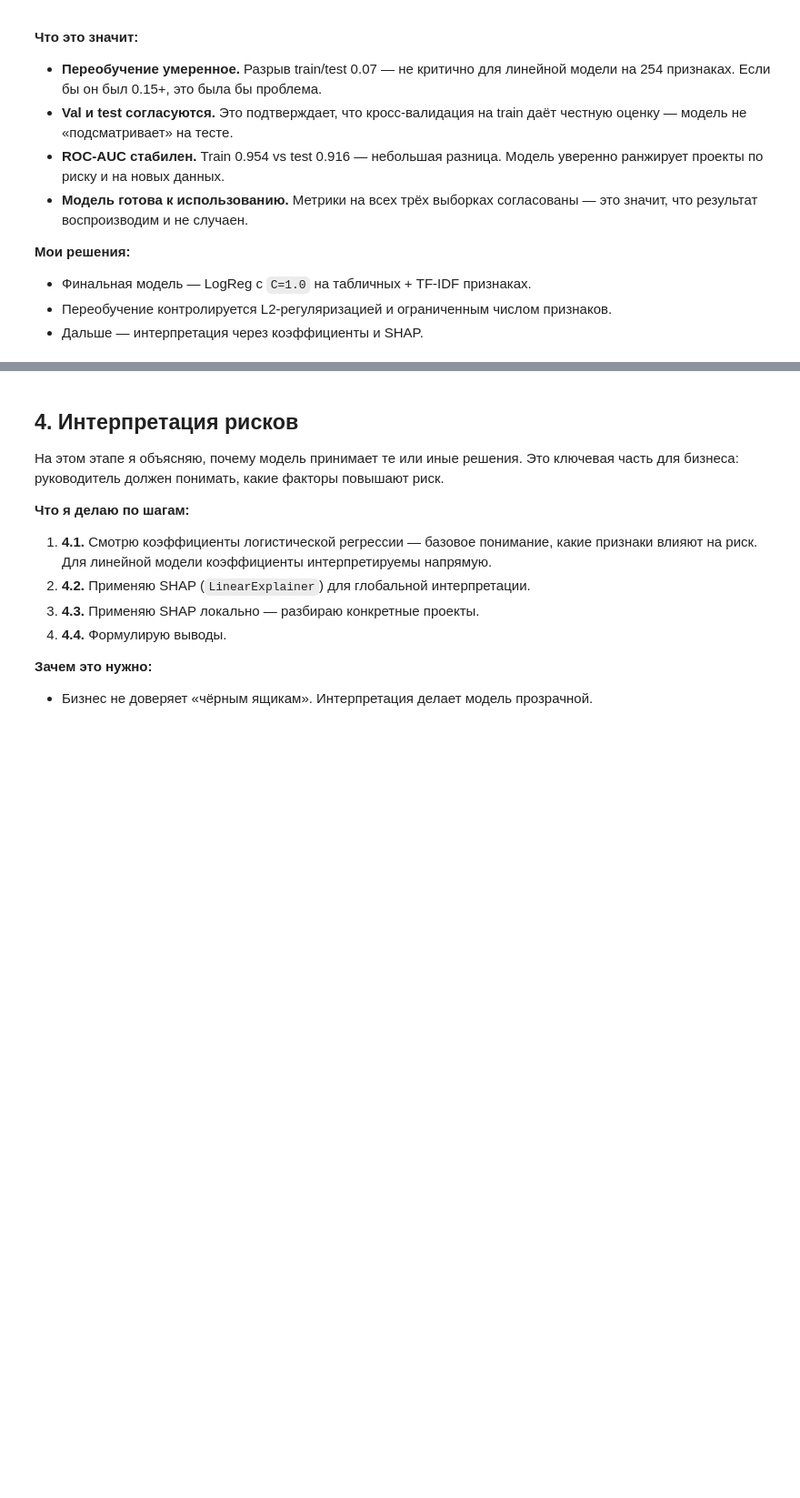
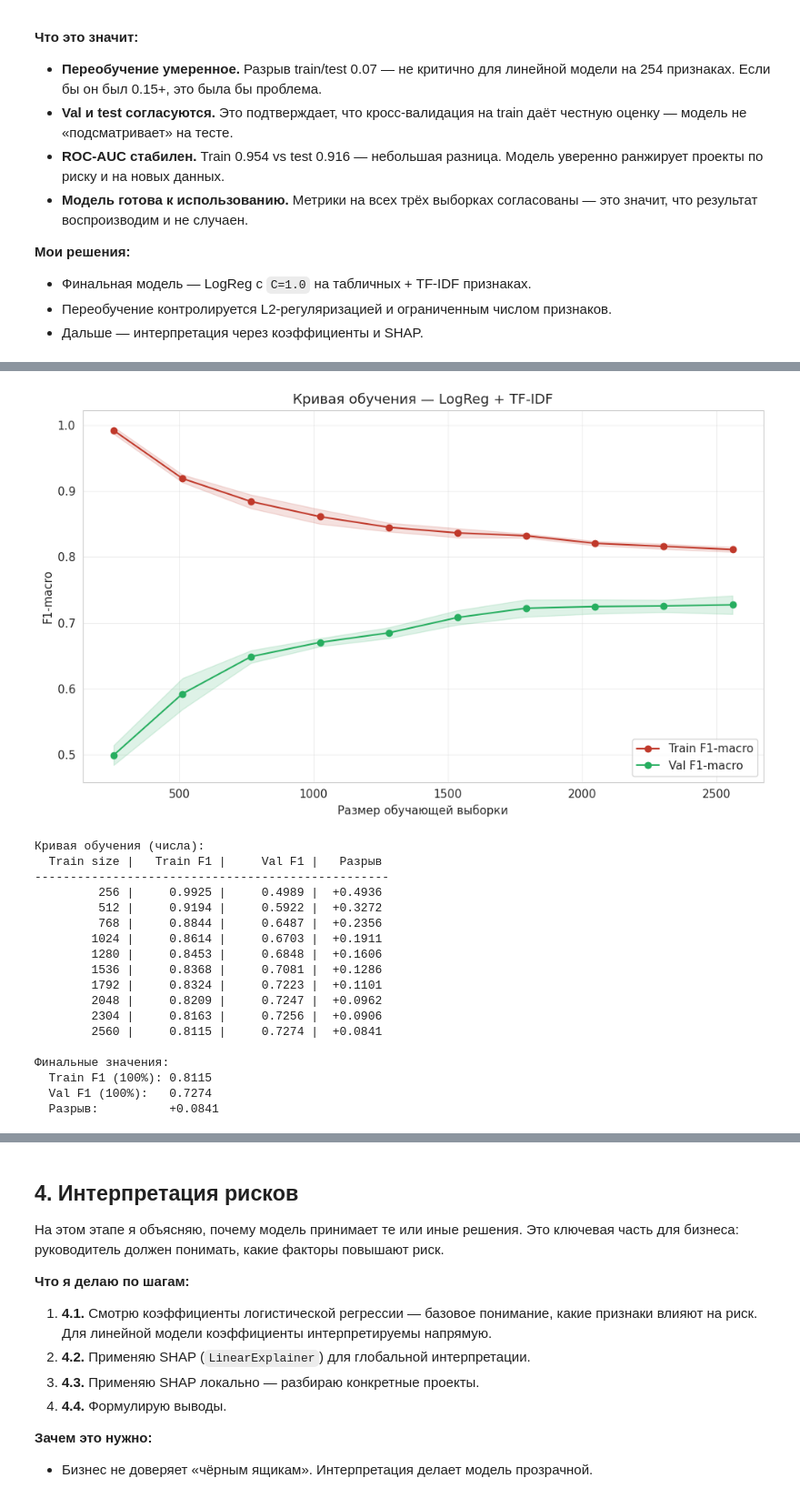
Before and after one commit to Marfall/IT-PROJECT-RISK, a Jupyter notebook: IT_Project_Risk.ipynb, the cells around one changed output, grey strips where cells are left out. Shown at 91% size. Saved outputs shown, nothing was run; the diff lists cells and outputs as text; code cells hidden in the pictures; blank space fills up the shorter version.

```diff
--- a/IT_Project_Risk.ipynb
+++ b/IT_Project_Risk.ipynb
@@ -1709,0 +1728,67 @@ print(f"\nРазрыв train / test: {f1_train - f1_test:+.4f}")
+# %%
+# 3.6: Кривая обучения для финальной модели
+from sklearn.model_selection import learning_curve
+
+train_sizes, train_scores, val_scores = learning_curve(
+    LogisticRegression(max_iter=2000, random_state=SEED, C=1.0),
+    X_train_comb, y_train,
+    train_sizes=np.linspace(0.1, 1.0, 10),
+    cv=StratifiedKFold(n_splits=5, shuffle=True, random_state=SEED),
+    scoring="f1_macro",
+    n_jobs=-1
+)
+
+# Средние значения и стандартные отклонения
+train_mean = train_scores.mean(axis=1)
+train_std = train_scores.std(axis=1)
+val_mean = val_scores.mean(axis=1)
+val_std = val_scores.std(axis=1)
+
+# График
+plt.figure(figsize=(10, 6))
+plt.plot(train_sizes, train_mean, "o-", color="#c0392b", label="Train F1-macro")
+plt.fill_between(train_sizes, train_mean - train_std, train_mean + train_std,
+                 alpha=0.15, color="#c0392b")
+plt.plot(train_sizes, val_mean, "o-", color="#27ae60", label="Val F1-macro")
+plt.fill_between(train_sizes, val_mean - val_std, val_mean + val_std,
+                 alpha=0.15, color="#27ae60")
+plt.xlabel("Размер обучающей выборки")
+plt.ylabel("F1-macro")
+plt.title("Кривая обучения — LogReg + TF-IDF")
+plt.legend(loc="lower right")
+plt.grid(True, alpha=0.3)
+plt.tight_layout()
+plt.show()
+plt.close("all")
+
+# Числовая сводка
+print("Кривая обучения (числа):")
+print(f"{'Train size':>12} | {'Train F1':>10} | {'Val F1':>10} | {'Разрыв':>8}")
+print("-" * 50)
+for size, tr, va in zip(train_sizes, train_mean, val_mean):
+    print(f"{int(size):>12} | {tr:>10.4f} | {va:>10.4f} | {tr - va:>+8.4f}")
+
+print(f"\nФинальные значения:")
+print(f"  Train F1 (100%): {train_mean[-1]:.4f}")
+print(f"  Val F1 (100%):   {val_mean[-1]:.4f}")
+print(f"  Разрыв:          {train_mean[-1] - val_mean[-1]:+.4f}")
+# %% [output]
+[figure, added]
+Кривая обучения (числа):
+  Train size |   Train F1 |     Val F1 |   Разрыв
+--------------------------------------------------
+         256 |     0.9925 |     0.4989 |  +0.4936
+         512 |     0.9194 |     0.5922 |  +0.3272
+         768 |     0.8844 |     0.6487 |  +0.2356
+        1024 |     0.8614 |     0.6703 |  +0.1911
+        1280 |     0.8453 |     0.6848 |  +0.1606
+        1536 |     0.8368 |     0.7081 |  +0.1286
+        1792 |     0.8324 |     0.7223 |  +0.1101
+        2048 |     0.8209 |     0.7247 |  +0.0962
+        2304 |     0.8163 |     0.7256 |  +0.0906
+        2560 |     0.8115 |     0.7274 |  +0.0841
+
+Финальные значения:
+  Train F1 (100%): 0.8115
+  Val F1 (100%):   0.7274
+  Разрыв:          +0.0841
```
Also changed, not shown: parts of 11 cells of this notebook.
